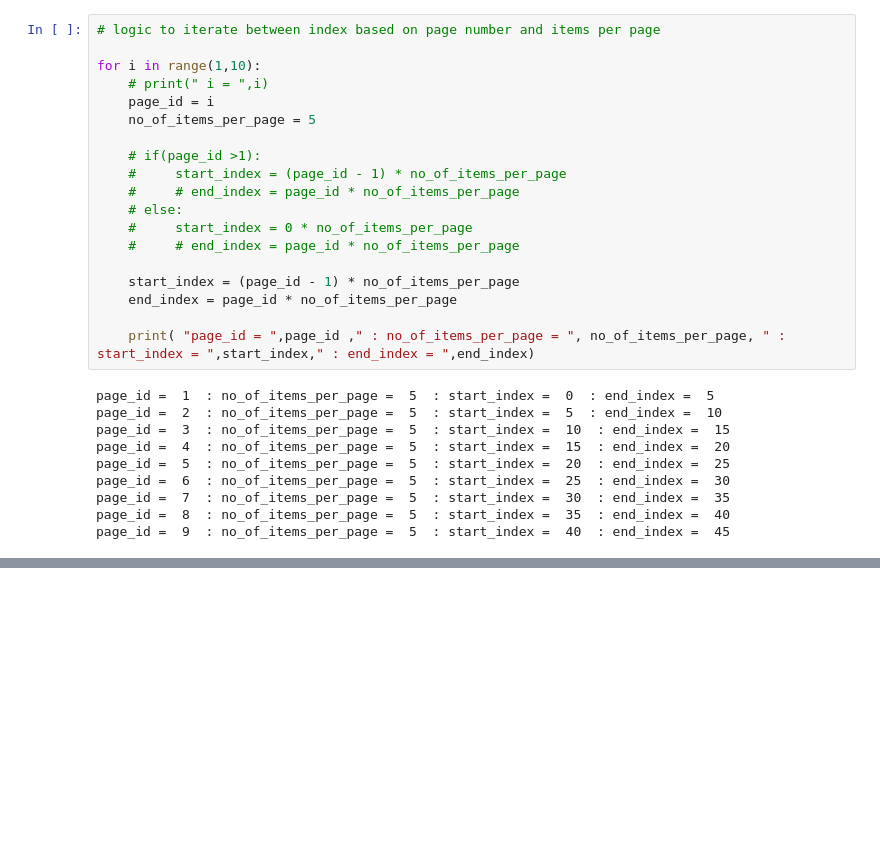
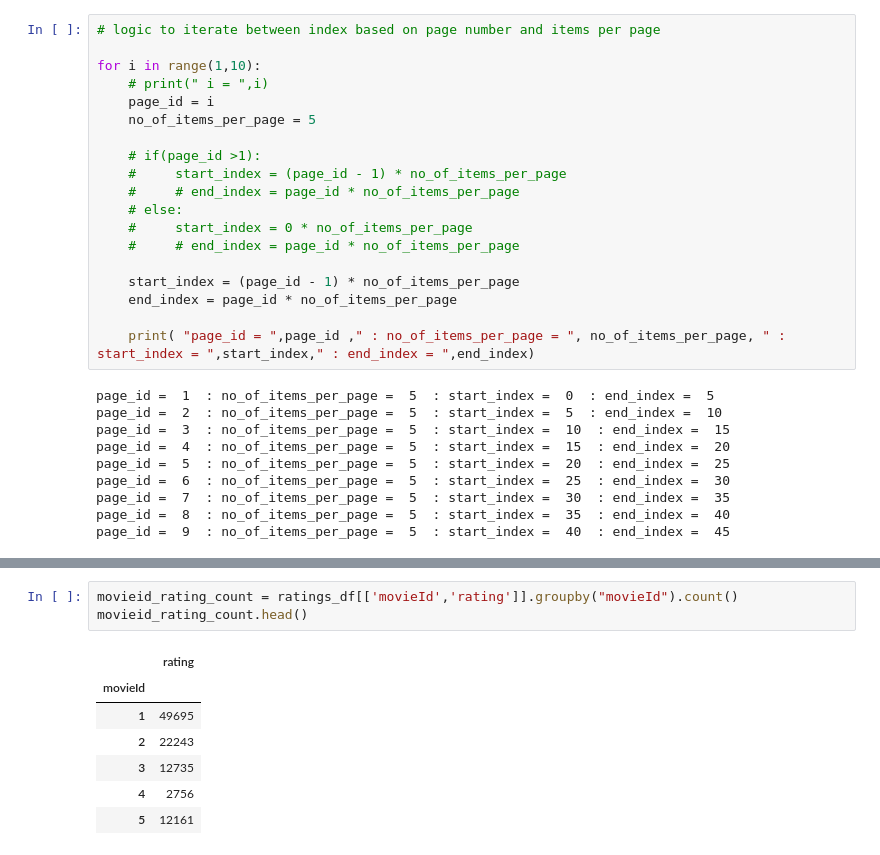
Before and after one commit to jayacpc9/FSDS_Classes, a Jupyter notebook: Python_Workspace/Notebook/BasicCoding_python_kaggle_intro_1_05272016 copy.ipynb, the cells around one changed output, grey strips where cells are left out. Drawn from its saved outputs; the diff is of its cells as text; blank space fills up the shorter version.

```diff
--- a/Python_Workspace/Notebook/BasicCoding_python_kaggle_intro_1_05272016 copy.ipynb
+++ b/Python_Workspace/Notebook/BasicCoding_python_kaggle_intro_1_05272016 copy.ipynb
@@ -752,0 +787,11 @@ page_id =  9  : no_of_items_per_page =  5  : start_index =  40  : end_index =  4
+# %%
+movieid_rating_count = ratings_df[['movieId','rating']].groupby("movieId").count()
+movieid_rating_count.head()
+# %% [output]
+|  | rating |
+| movieId |  |
+| 1 | 49695 |
+| 2 | 22243 |
+| 3 | 12735 |
+| 4 | 2756 |
+| 5 | 12161 |
```
Also changed, not shown: parts of 5 cells of this notebook, 2 other files.
